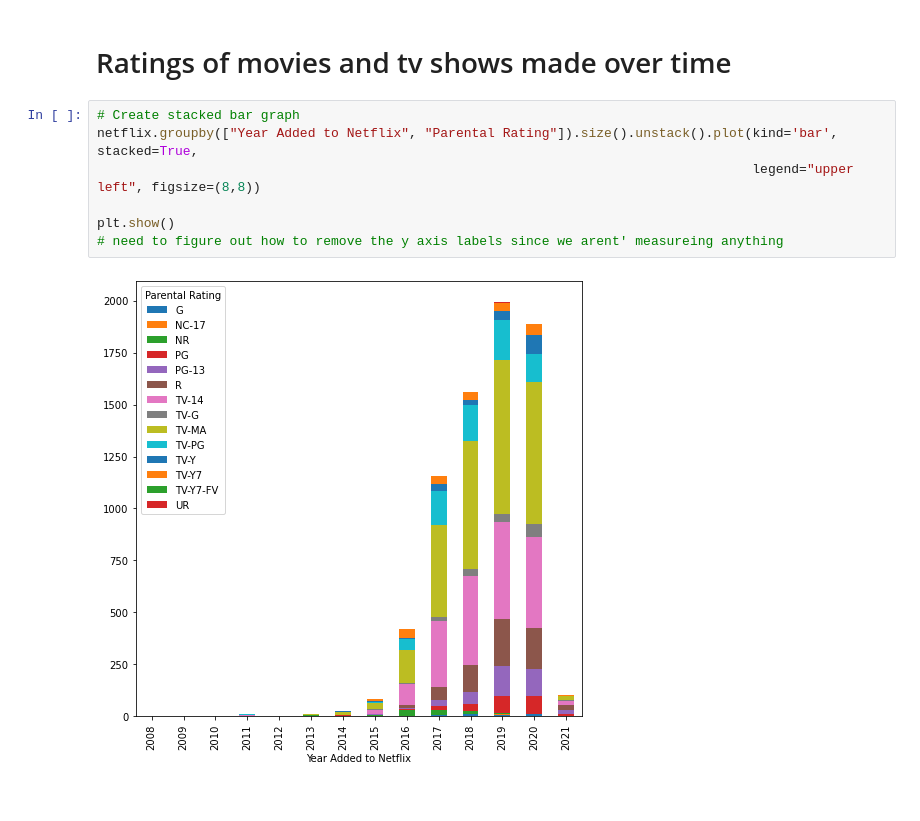
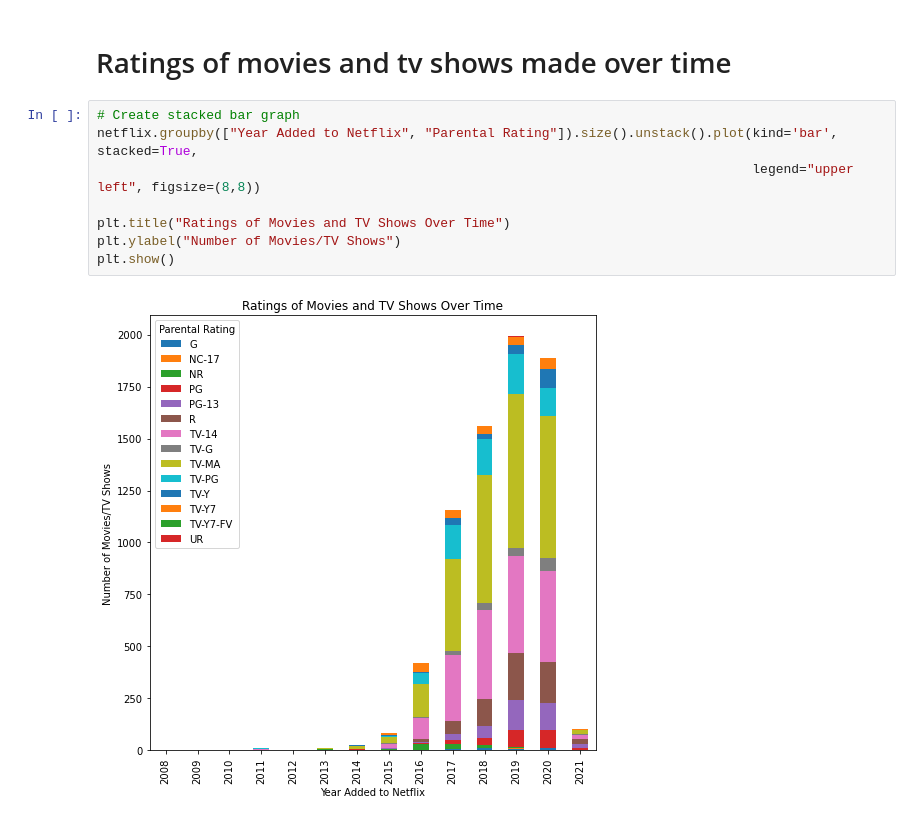
Before and after one commit to terrilvallikalam/Project1-TheFloorIsJava, a Jupyter notebook: Question 1.ipynb, the cells around one changed output. Drawn from its saved outputs; the diff is of its cells as text.

```diff
--- a/Question 1.ipynb
+++ b/Question 1.ipynb
@@ -153,9 +148,10 @@ plt.show()
 # %%
 # Create stacked bar graph
 netflix.groupby(["Year Added to Netflix", "Parental Rating"]).size().unstack().plot(kind='bar', stacked=True,
                                                                                     legend="upper left", figsize=(8,8))
 
+plt.title("Ratings of Movies and TV Shows Over Time")
+plt.ylabel("Number of Movies/TV Shows")
 plt.show()
-# need to figure out how to remove the y axis labels since we arent' measureing anything
 # %% [output]
-[figure, old version]
+[figure, new version]
```
Also changed, not shown: parts of 3 cells of this notebook, 3 other files.
